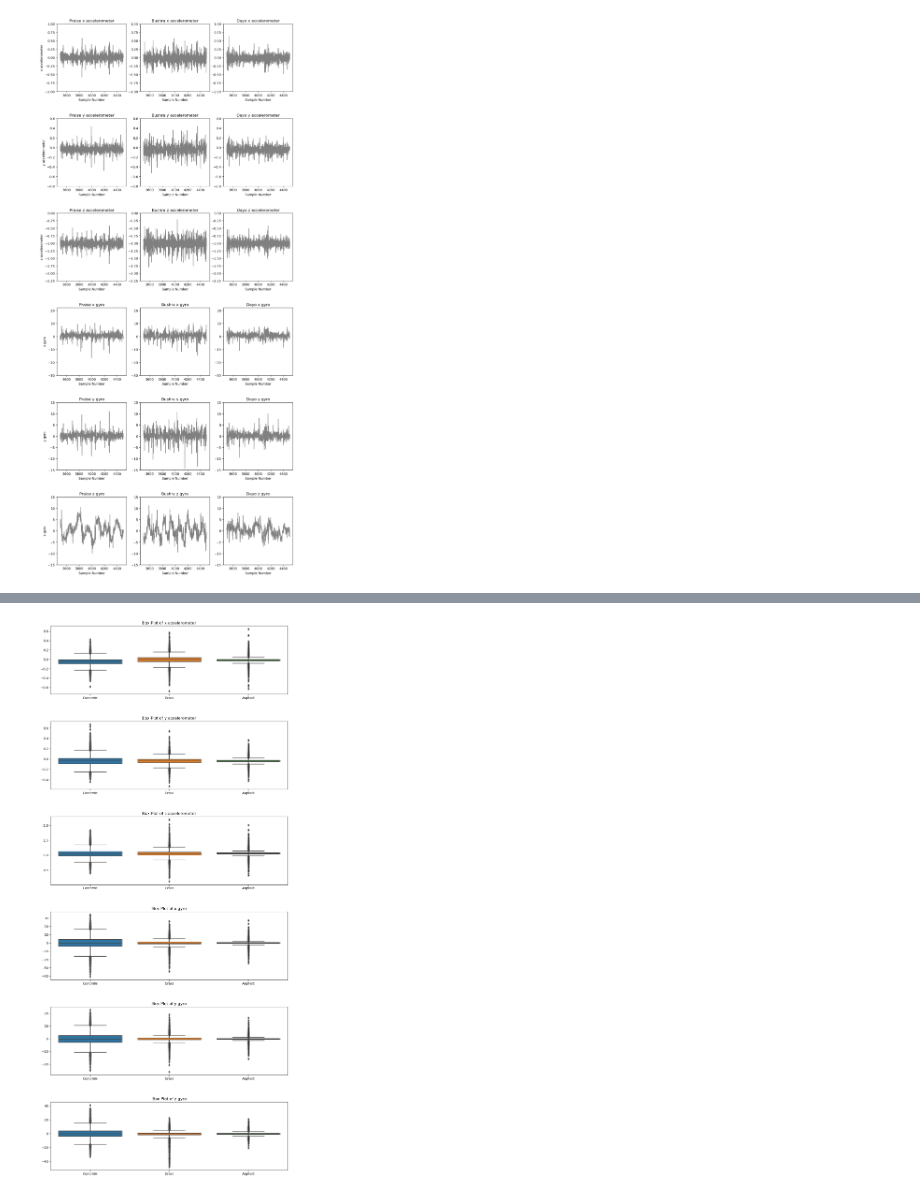
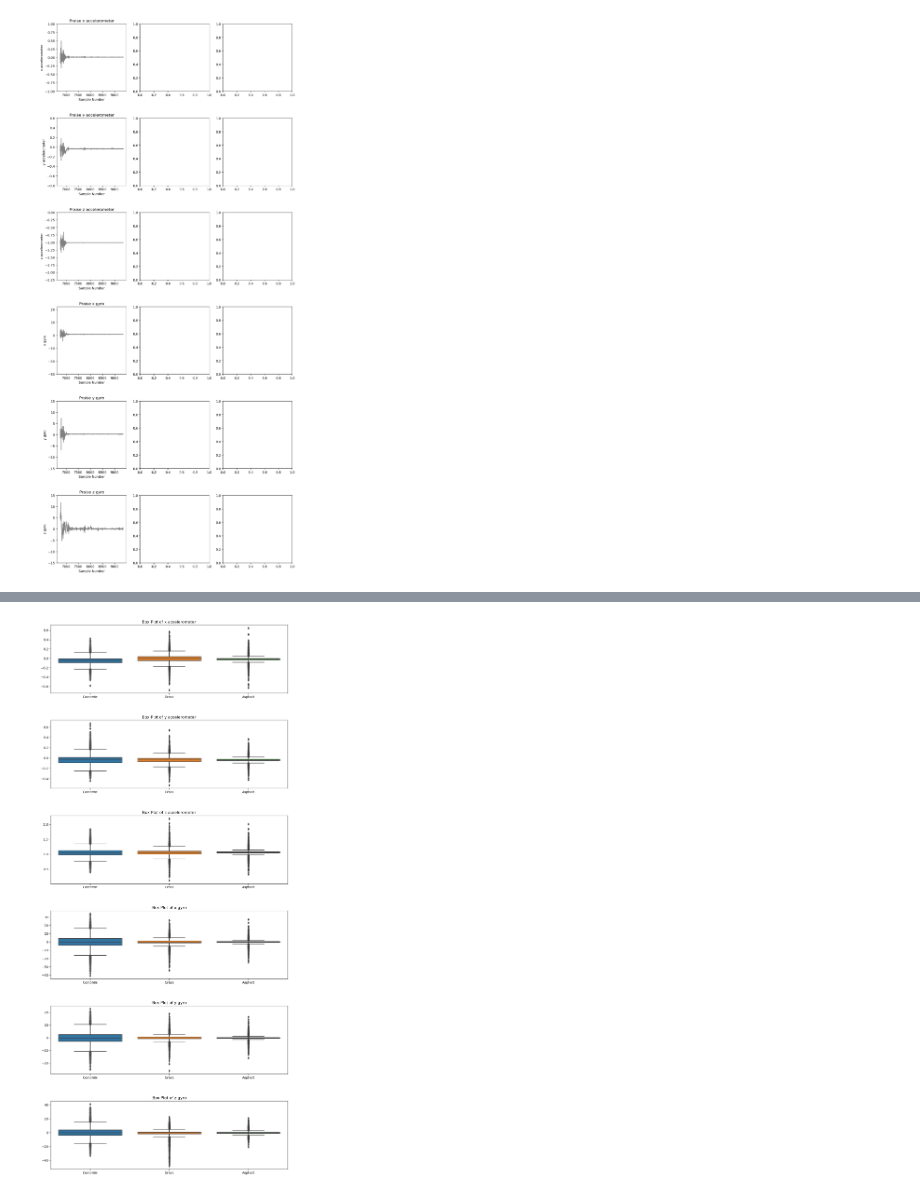
Before and after one commit to D-veloper/COMP4030-Data-Science-with-Machine-Learning, a Jupyter notebook: code/Individual Plots Praise.ipynb, the cells around one changed output, grey strips where cells are left out. Cells and saved outputs as stored; diff of their text form; code cells hidden in the pictures.

```diff
--- a/code/Individual Plots Praise.ipynb
+++ b/code/Individual Plots Praise.ipynb
@@ -31,7 +31,7 @@ all_data_frames = [p_grass_df, p_concrete_df, p_asphalt_df, p_stones_df, p_tile_
 for df in all_data_frames:
     df.columns = columns
 # %%
-for i, feature in enumerate(grass_df.columns[1: ], 0):
+# for i, feature in enumerate(grass_df.columns[1: ], 0):
 
-    print(i, feature)
+#     print(i, feature)
 # %% [output]
@@ -98,54 +93,54 @@ fig, ax = plt.subplots(6, 3, figsize=(13, 30), gridspec_kw={'hspace': 0.4})
 
 for i, feature in enumerate(p_concrete_df.columns[1:], 0):
 
-    ax[i, 0].plot(p_concrete_df[3500:4500][feature], color = 'grey')
+    ax[i, 0].plot(p_concrete_df[-2600:][feature], color = 'grey')
 
     ax[i, 0].set_title('Praise '+ feature)
 
     ax[i, 0].set_xlabel('Sample Number')
 
     ax[i, 0].set_ylabel(feature)
 
     if len(feature) > 6:
          ax[i, 0].set_ylim(-1, 1) if feature[0] == 'x' else ax[i, 0].set_ylim(-0.8, 0.6) if feature[0] == 'y' else ax[i, 0].set_ylim(-2.25, 0)
     else:
          ax[i, 0].set_ylim(-30, 22) if feature[0] == 'x' else ax[i, 0].set_ylim(-15, 15) if feature[0] == 'y' else ax[i, 0].set_ylim(-15, 15)
 
 
-for i, feature in enumerate(b_concrete_df.columns[1:], 0):
+# for i, feature in enumerate(b_concrete_df.columns[1:], 0):
 
-    ax[i, 1].plot(b_concrete_df[3500:4500][feature], color = 'grey')
+#     ax[i, 1].plot(b_concrete_df[3500:4500][feature], color = 'grey')
 
-    ax[i, 1].set_title('Bushra '+ feature)
+#     ax[i, 1].set_title('Bushra '+ feature)
 
-    ax[i, 1].set_xlabel('Sample Number')
+#     ax[i, 1].set_xlabel('Sample Number')
 
-    # ax[i, 1].set_ylabel(feature)
+#     # ax[i, 1].set_ylabel(feature)
 
-    if len(feature) > 6:
-         ax[i, 1].set_ylim(-1, 1) if feature[0] == 'x' else ax[i, 1].set_ylim(-0.8, 0.6) if feature[0] == 'y' else ax[i, 1].set_ylim(-2.25, 0)
-    else:
-         ax[i, 1].set_ylim(-30, 22) if feature[0] == 'x' else ax[i, 1].set_ylim(-15, 15) if feature[0] == 'y' else ax[i, 1].set_ylim(-15, 15)
+#     if len(feature) > 6:
+#          ax[i, 1].set_ylim(-1, 1) if feature[0] == 'x' else ax[i, 1].set_ylim(-0.8, 0.6) if feature[0] == 'y' else ax[i, 1].set_ylim(-2.25, 0)
+#     else:
+#          ax[i, 1].set_ylim(-30, 22) if feature[0] == 'x' else ax[i, 1].set_ylim(-15, 15) if feature[0] == 'y' else ax[i, 1].set_ylim(-15, 15)
 
 
-for i, feature in enumerate(d_concrete_df.columns[1:], 0):
+# for i, feature in enumerate(d_concrete_df.columns[1:], 0):
 
-    ax[i, 2].plot(d_concrete_df[3500:4500][feature], color = 'grey')
+#     ax[i, 2].plot(d_concrete_df[3500:4500][feature], color = 'grey')
 
-    ax[i, 2].set_title('Dayo '+ feature)
+#     ax[i, 2].set_title('Dayo '+ feature)
 
-    ax[i, 2].set_xlabel('Sample Number')
+#     ax[i, 2].set_xlabel('Sample Number')
 
-    # ax[i, 2].set_ylabel(feature)
+#     # ax[i, 2].set_ylabel(feature)
 
-    if len(feature) > 6:
-         ax[i, 2].set_ylim(-1, 1) if feature[0] == 'x' else ax[i, 2].set_ylim(-0.8, 0.6) if feature[0] == 'y' else ax[i, 2].set_ylim(-2.25, 0)
-    else:
-         ax[i, 2].set_ylim(-30, 22) if feature[0] == 'x' else ax[i, 2].set_ylim(-15, 15) if feature[0] == 'y' else ax[i, 2].set_ylim(-15, 15)
+#     if len(feature) > 6:
+#          ax[i, 2].set_ylim(-1, 1) if feature[0] == 'x' else ax[i, 2].set_ylim(-0.8, 0.6) if feature[0] == 'y' else ax[i, 2].set_ylim(-2.25, 0)
+#     else:
+#          ax[i, 2].set_ylim(-30, 22) if feature[0] == 'x' else ax[i, 2].set_ylim(-15, 15) if feature[0] == 'y' else ax[i, 2].set_ylim(-15, 15)
 
 plt.show()
 # %% [output]
-[figure, old version]
+[figure, new version]
 # %%
 fig, ax = plt.subplots(6, 3, figsize=(13, 30), gridspec_kw={'hspace': 0.4})
 
```
Also changed, not shown: parts of 6 cells of this notebook, 10 other files.
